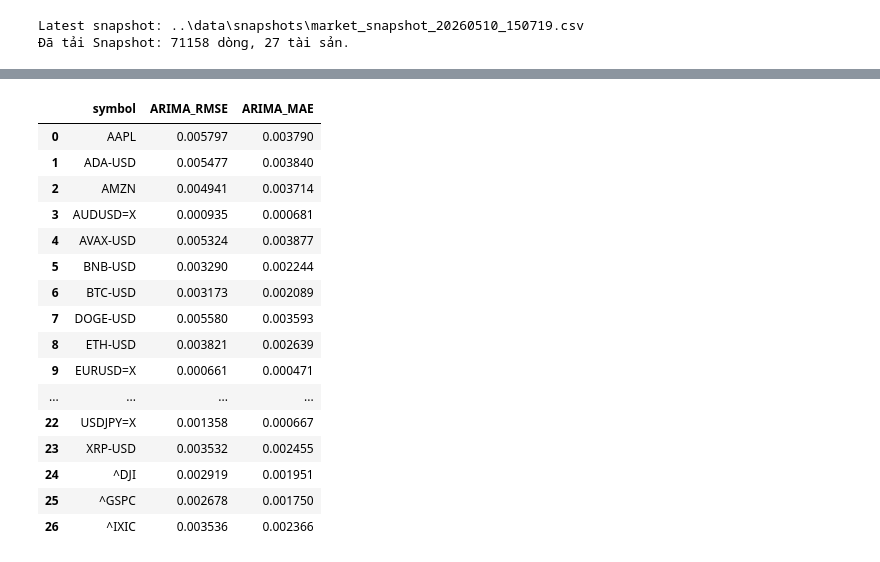
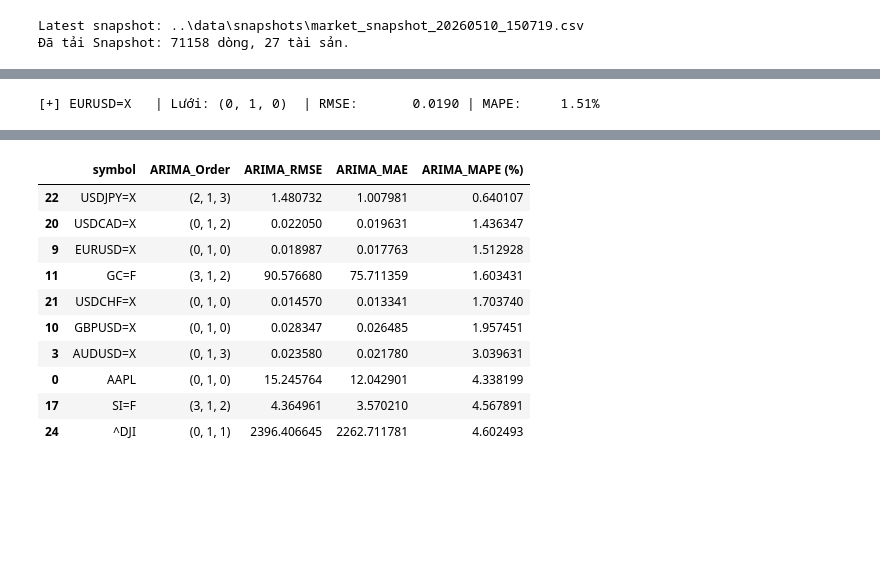
Before and after one commit to AnhTuan28112005/Data_Monitoring_Analytics_Application, a Jupyter notebook: notebooks/04_forecasting.ipynb, the cells around one changed output, grey strips where cells are left out. Saved outputs shown, nothing was run; the diff lists cells and outputs as text; code cells hidden in the pictures; blank space fills up the shorter version.

```diff
--- a/notebooks/04_forecasting.ipynb
+++ b/notebooks/04_forecasting.ipynb
@@ -68,16 +40,5 @@ Latest snapshot: ..\data\snapshots\market_snapshot_20260510_150719.csv
 # %%
-df['log_return'] = np.log(df['close'] / df.groupby('symbol')['close'].shift(1))
-
-df['target_return'] = df.groupby('symbol')['log_return'].shift(-1)
-
-lags = [1, 2, 3, 24]
-for lag in lags:
-    df[f'return_lag_{lag}'] = df.groupby('symbol')['log_return'].shift(lag)
-
-df = df.dropna().reset_index(drop=True)
-
-df['symbol_encoded'] = df['symbol'].astype('category').cat.codes
-
+df = df.sort_values(by=['symbol', 'datetime']).reset_index(drop=True)
 
 df['row_num'] = df.groupby('symbol').cumcount()
 df['total_rows'] = df.groupby('symbol')['symbol'].transform('count')
@@ -89,7 +50,8 @@ train_df.drop(columns=['row_num', 'total_rows'], inplace=True)
 test_df.drop(columns=['row_num', 'total_rows'], inplace=True)
 df.drop(columns=['row_num', 'total_rows'], inplace=True)
 
-print(f"Train size: {len(train_df)} rows")
-print(f"Test size:  {len(test_df)} rows")
+print("--- THỐNG KÊ TẬP DỮ LIỆU ---")
+print(f"Train size: {len(train_df)}")
+print(f"Test size:  {len(test_df)}")
 print(f"Số lượng tài sản trong tập Test: {test_df['symbol'].nunique()}")
 # %% [output]
@@ -103,15 +97,12 @@ Trong bước này, **Auto-ARIMA** được sử dụng làm mô hình dự báo
 # %%
 arima_results = []
 
-print("Đang khởi động Auto-ARIMA cho các tài sản trên toàn bộ tập Test...")
+print("Đang khởi động Auto-ARIMA dự báo Giá (Close) trên tập Test...")
 start_time = time.time()
 
 for sym in test_df['symbol'].unique():
-
-    data_sym = test_df[test_df['symbol'] == sym]['log_return'].values
-    split = int(len(data_sym) * 0.8)
-    y_train_arima = data_sym[:split]
-    y_test_arima = data_sym[split:]
+    y_train_arima = train_df[train_df['symbol'] == sym]['close'].values
+    y_test_arima = test_df[test_df['symbol'] == sym]['close'].values
 
     try:
         model = pm.auto_arima(
@@ -120,7 +111,8 @@ for sym in test_df['symbol'].unique():
             stepwise=True,
             suppress_warnings=True,
             max_p=3,
-            max_q=3
+            max_q=3,
+            d=None
         )
 
         preds = model.predict(n_periods=len(y_test_arima))
@@ -128,17 +120,23 @@ for sym in test_df['symbol'].unique():
         rmse = np.sqrt(mean_squared_error(y_test_arima, preds))
         mae = mean_absolute_error(y_test_arima, preds)
 
+        mape = mean_absolute_percentage_error(y_test_arima, preds) * 100
+
         arima_results.append({
             'symbol': sym,
+            'ARIMA_Order': str(model.order),
             'ARIMA_RMSE': rmse,
-            'ARIMA_MAE': mae
+            'ARIMA_MAE': mae,
+            'ARIMA_MAPE (%)': mape
         })
 
-        print(f"[+] {sym:<10} | RMSE: {rmse:.5f}")
+        print(f"[+] {sym:<10} | Lưới: {str(model.order):<10} | RMSE: {rmse:>12.4f} | MAPE: {mape:>8.2f}%")
 
     except Exception as e:
         print(f" Lỗi ARIMA tại {sym}: {e}")
 
 df_baseline = pd.DataFrame(arima_results)
-display(df_baseline)
+
+print(f"\nHoàn thành trong: {time.time() - start_time:.2f} giây")
+display(df_baseline.sort_values('ARIMA_MAPE (%)').head(10))
 # %% [output]
@@ -161,0 +153 @@ display(df_baseline)
+[+] EURUSD=X   | Lưới: (0, 1, 0)  | RMSE:       0.0190 | MAPE:     1.51%
@@ -162,17 +173,11 @@ display(df_baseline)
-|  | symbol | ARIMA_RMSE | ARIMA_MAE |
-| 0 | AAPL | 0.005797 | 0.003790 |
-| 1 | ADA-USD | 0.005477 | 0.003840 |
-| 2 | AMZN | 0.004941 | 0.003714 |
-| 3 | AUDUSD=X | 0.000935 | 0.000681 |
-| 4 | AVAX-USD | 0.005324 | 0.003877 |
-| 5 | BNB-USD | 0.003290 | 0.002244 |
-| 6 | BTC-USD | 0.003173 | 0.002089 |
-| 7 | DOGE-USD | 0.005580 | 0.003593 |
-| 8 | ETH-USD | 0.003821 | 0.002639 |
-| 9 | EURUSD=X | 0.000661 | 0.000471 |
-| ... | ... | ... | ... |
-| 22 | USDJPY=X | 0.001358 | 0.000667 |
-| 23 | XRP-USD | 0.003532 | 0.002455 |
-| 24 | ^DJI | 0.002919 | 0.001951 |
-| 25 | ^GSPC | 0.002678 | 0.001750 |
-| 26 | ^IXIC | 0.003536 | 0.002366 |
+|  | symbol | ARIMA_Order | ARIMA_RMSE | ARIMA_MAE | ARIMA_MAPE (%) |
+| 22 | USDJPY=X | (2, 1, 3) | 1.480732 | 1.007981 | 0.640107 |
+| 20 | USDCAD=X | (0, 1, 2) | 0.022050 | 0.019631 | 1.436347 |
+| 9 | EURUSD=X | (0, 1, 0) | 0.018987 | 0.017763 | 1.512928 |
+| 11 | GC=F | (3, 1, 2) | 90.576680 | 75.711359 | 1.603431 |
+| 21 | USDCHF=X | (0, 1, 0) | 0.014570 | 0.013341 | 1.703740 |
+| 10 | GBPUSD=X | (0, 1, 0) | 0.028347 | 0.026485 | 1.957451 |
+| 3 | AUDUSD=X | (0, 1, 3) | 0.023580 | 0.021780 | 3.039631 |
+| 0 | AAPL | (0, 1, 0) | 15.245764 | 12.042901 | 4.338199 |
+| 17 | SI=F | (3, 1, 2) | 4.364961 | 3.570210 | 4.567891 |
+| 24 | ^DJI | (0, 1, 1) | 2396.406645 | 2262.711781 | 4.602493 |
```
Also changed, not shown: parts of 14 cells of this notebook, 2 other files.
